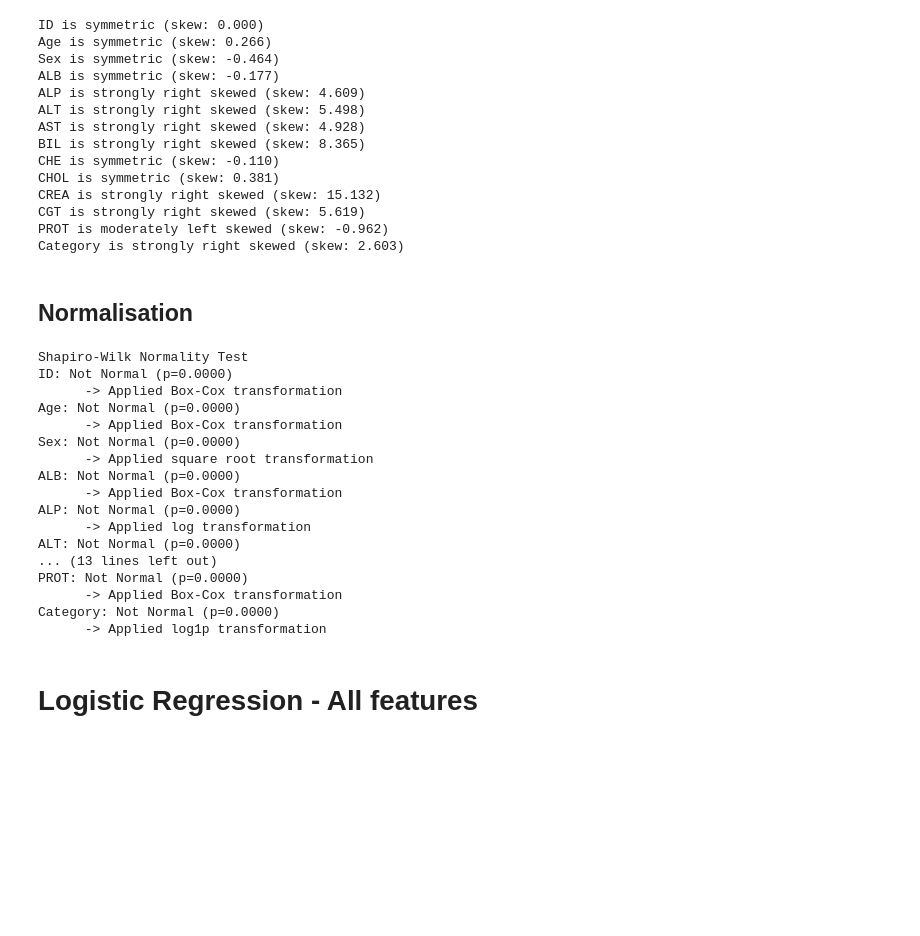
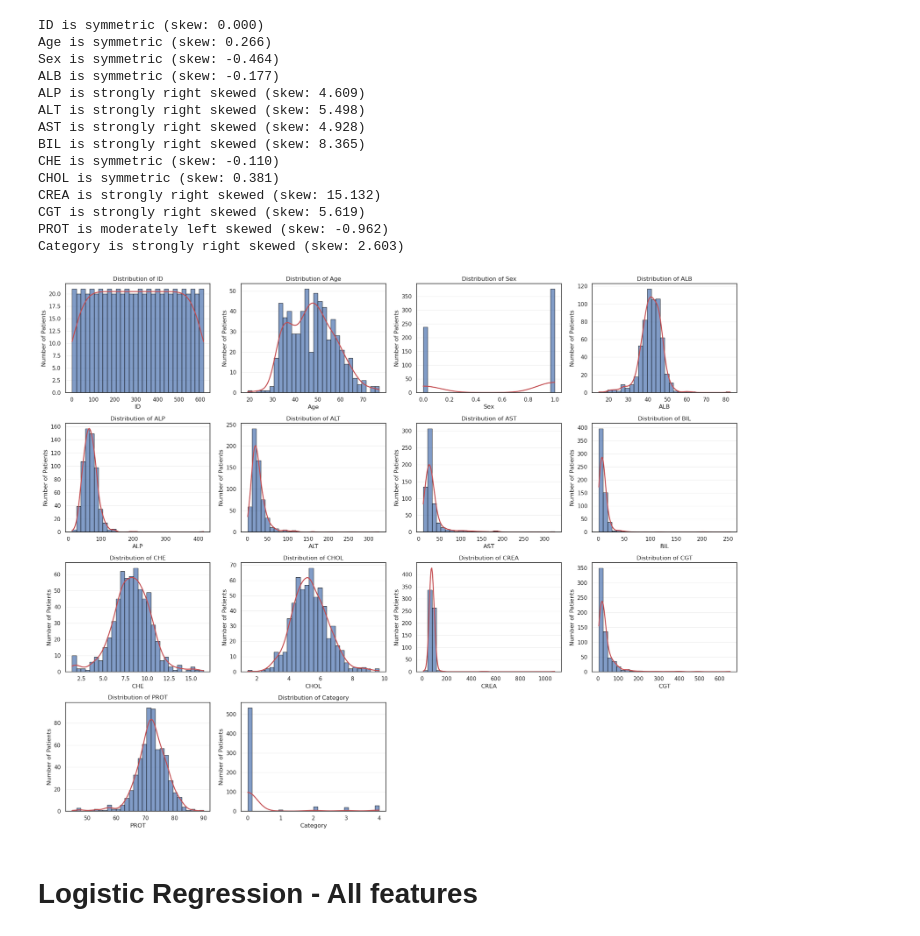
Before and after one commit to MAI3003-Data-Witches/Data-Witches_Project1, a Jupyter notebook: MAI3003_Data_Witches_Assignment_1.ipynb, the cells around one changed output. Drawn from its saved outputs; the diff is of its cells as text; code cells hidden in the pictures; blank space fills up the shorter version.

```diff
--- a/MAI3003_Data_Witches_Assignment_1.ipynb
+++ b/MAI3003_Data_Witches_Assignment_1.ipynb
@@ -659,28 +683,10 @@ CREA is strongly right skewed (skew: 15.132)
 CGT is strongly right skewed (skew: 5.619)
 PROT is moderately left skewed (skew: -0.962)
 Category is strongly right skewed (skew: 2.603)
-# %% [markdown]
-## Normalisation
-# %%
-hcv_normalized = normality_check_and_fix(hcv_imputed)
-# %% [output]
-Shapiro-Wilk Normality Test
-ID: Not Normal (p=0.0000)
-      -> Applied Box-Cox transformation
-Age: Not Normal (p=0.0000)
-      -> Applied Box-Cox transformation
-Sex: Not Normal (p=0.0000)
-      -> Applied square root transformation
-ALB: Not Normal (p=0.0000)
-      -> Applied Box-Cox transformation
-ALP: Not Normal (p=0.0000)
-      -> Applied log transformation
-ALT: Not Normal (p=0.0000)
-... (13 lines left out)
-PROT: Not Normal (p=0.0000)
-      -> Applied Box-Cox transformation
-Category: Not Normal (p=0.0000)
-      -> Applied log1p transformation
+# %%
+distplots(hcv_imputed)
+# %% [output]
+[figure, added]
 # %% [markdown]
 # **Logistic Regression - All features**
 # %% [markdown]
```
Also changed, not shown: parts of 8 cells of this notebook.
